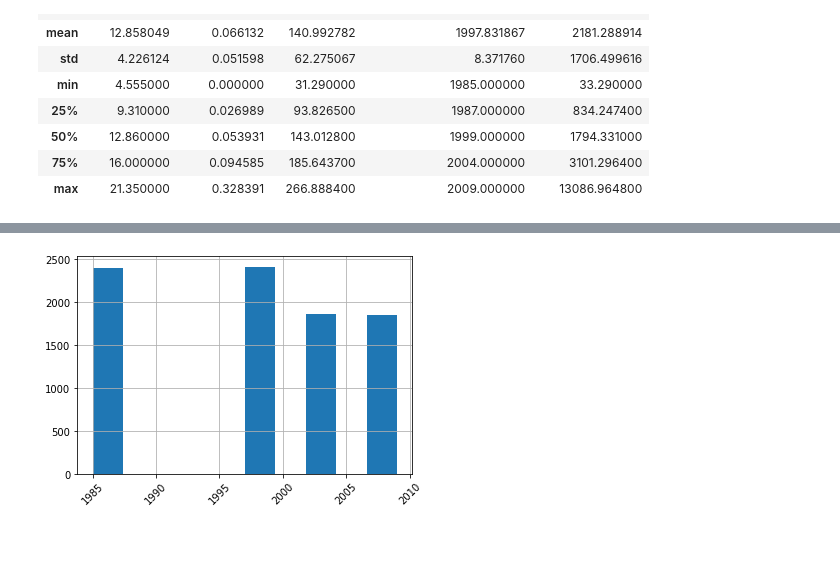
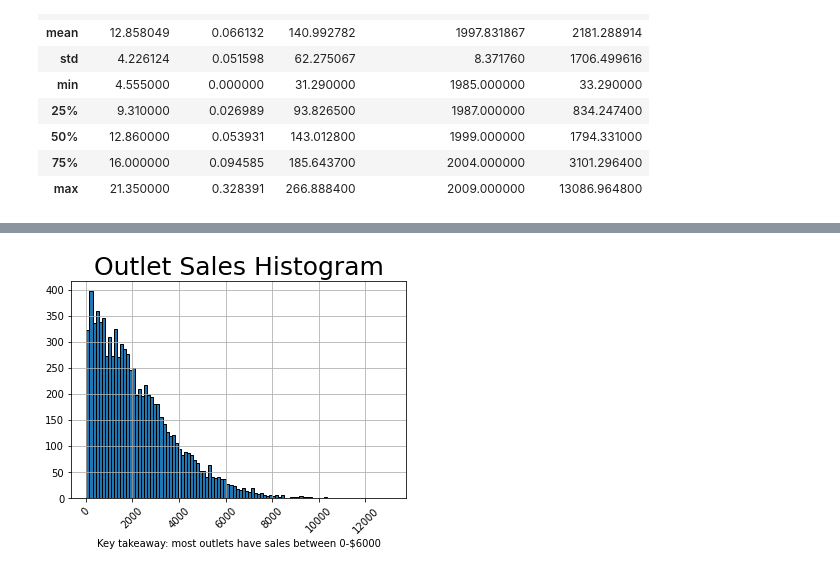
Before and after one commit to ivnizhnik/Sales_Predictions_DataScienceProject, a Jupyter notebook: Sales_Predictions_DataScienceProject.ipynb, the cells around one changed output, grey strips where cells are left out. Cells and saved outputs as stored; diff of their text form; code cells hidden in the pictures; blank space fills up the shorter version.

```diff
--- a/Sales_Predictions_DataScienceProject.ipynb
+++ b/Sales_Predictions_DataScienceProject.ipynb
@@ -519,6 +534,8 @@ plt.ticklabel_format(useOffset=False, style='plain')
 # %%
-df['Outlet_Establishment_Year'].hist()
+df['Item_Outlet_Sales'].hist(bins=100, edgecolor='black')
 plt.xticks(rotation = 45)
+plt.title('Outlet Sales Histogram', fontsize = 25, c='k')
+plt.xlabel('Key takeaway: most outlets have sales between 0-$6000', fontsize = 10)
 plt.ticklabel_format(useOffset=False, style='plain')
 # %% [output]
-[figure, old version]
+[figure, new version]
```
Also changed, not shown: parts of 12 cells of this notebook.
